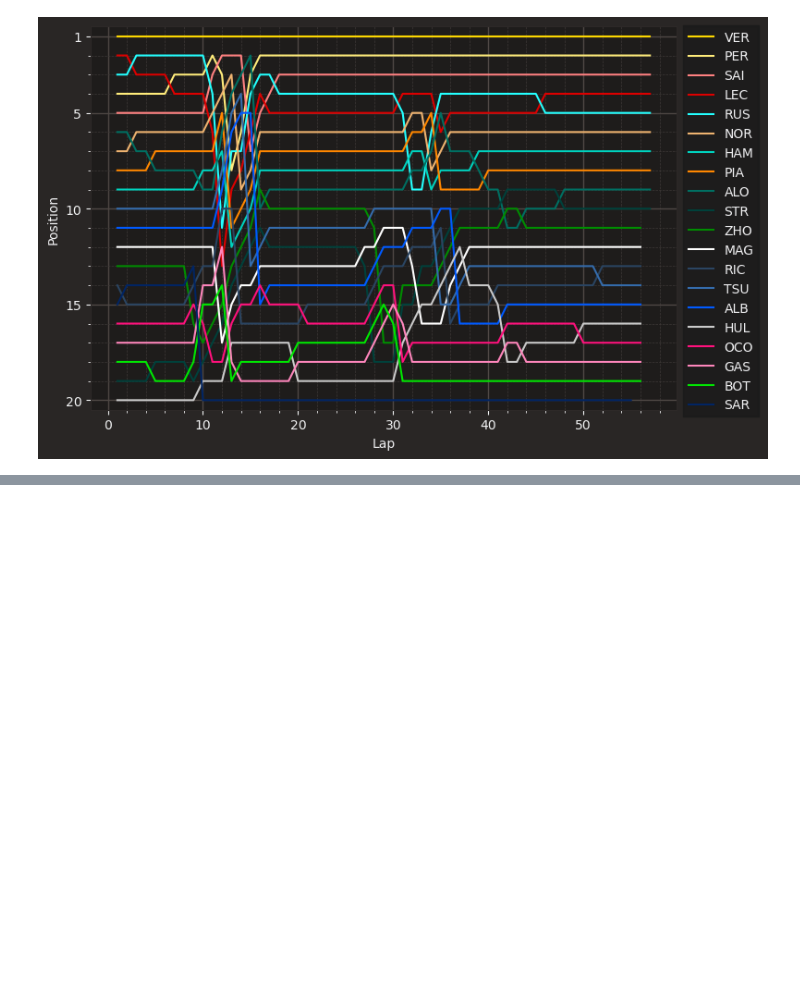
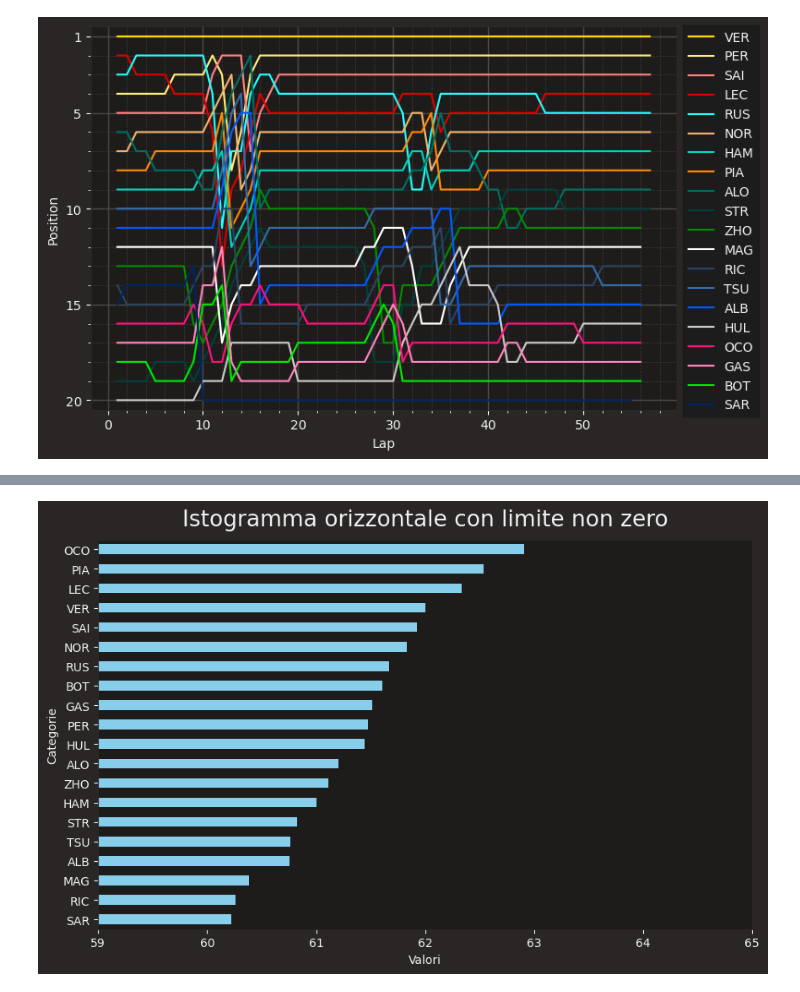
Before and after one commit to Tenenti-lorenzo/F1_talk, a Jupyter notebook: plot_graph.ipynb, the cells around one changed output, grey strips where cells are left out. Saved outputs shown, nothing was run; the diff lists cells and outputs as text; code cells hidden in the pictures; blank space fills up the shorter version.

```diff
--- a/plot_graph.ipynb
+++ b/plot_graph.ipynb
@@ -605,0 +635,7 @@ core           INFO     Finished loading data for 20 drivers: ['1', '11', '55',
+# %%
+carico_macchina = {}
+for name_pil in session.laps.Driver.unique():
+    pilota = session.laps.pick_driver(name_pil).pick_fastest().get_car_data().add_distance()
+    carico = (pilota['Speed'].mean()/pilota['Speed'].max())*100
+    carico_macchina[name_pil] = carico
+    print(f'Pilota {name_pil} con carico {carico} con velo {pilota["Speed"].max()}')
@@ -605,0 +663,2 @@ core           INFO     Finished loading data for 20 drivers: ['1', '11', '55',
+# %%
+sorted_carico_macchina = {k: v for k, v in sorted(carico_macchina.items(), key=lambda item: item[1])}
@@ -605,0 +702,23 @@ core           INFO     Finished loading data for 20 drivers: ['1', '11', '55',
+# %%
+# Creare una figura più grande
+plt.figure(figsize=(10, 6))
+#plt.yticks(range(len(list(sorted_carico_macchina.values()))), list(sorted_carico_macchina.values()),position=(1, 1),ha='right')
+
+# Creare l'istogramma orizzontale
+plt.barh(list(sorted_carico_macchina.keys()), list(sorted_carico_macchina.values()), height=0.5, color='skyblue')
+
+# Impostare il limite inferiore dell'asse y
+plt.ylim(-0.5, len(sorted_carico_macchina.keys())-0.5)
+
+# Aggiungere etichette e titoli
+plt.xlabel('Valori')
+plt.ylabel('Categorie')
+plt.title('Istogramma orizzontale con limite non zero')
+plt.xlim(59, 65)
+#Impostare le etichette sull'estremità destra dell'asse y
+#plt.yticks(range(len(list(sorted_carico_macchina.keys()))), list(sorted_carico_macchina.keys()), position=(0, 0), ha='left')
+#plt.yticks(range(len(list(sorted_carico_macchina.values()))), list(sorted_carico_macchina.values()),position=(1, 1),ha='right')
+# Mostrare l'istogramma
+plt.show()
+# %% [output]
+[figure, added]
```
Also changed, not shown: parts of 27 cells of this notebook, 1 other file.
